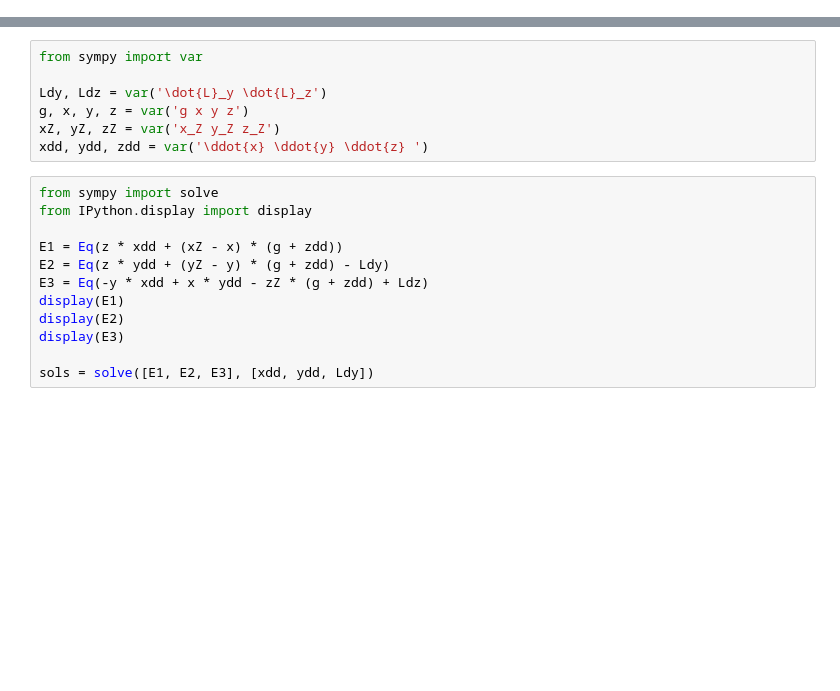
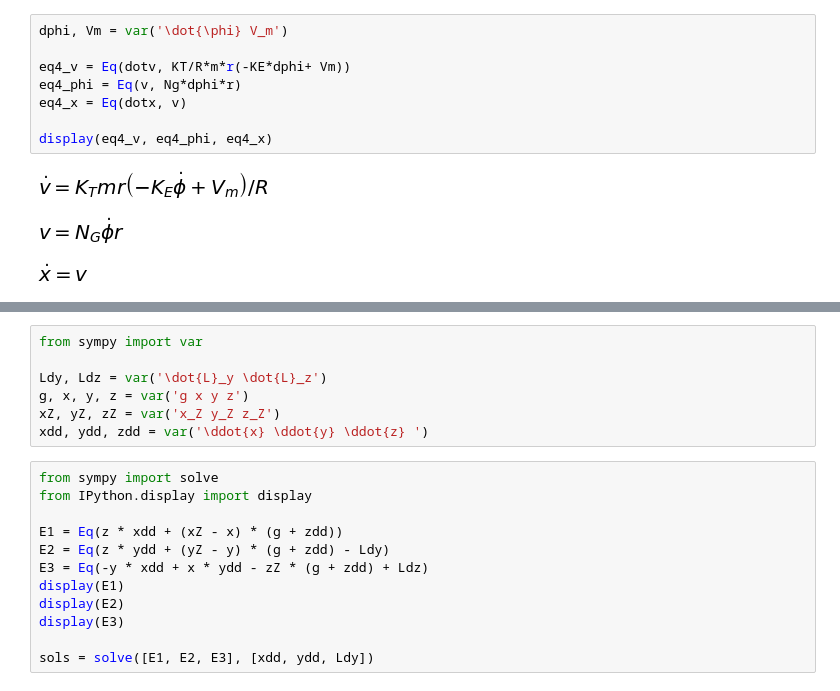
Before and after one commit to shino-kei/control_notebook, a Jupyter notebook: motor-mechanics.ipynb, the cells around one changed output, grey strips where cells are left out. Cells and saved outputs as stored; diff of their text form; blank space fills up the shorter version.

```diff
--- a/motor-mechanics.ipynb
+++ b/motor-mechanics.ipynb
@@ -27,0 +61,12 @@ solve(eq1, (wr))
+# %%
+dphi, Vm = var('\dot{\phi} V_m')
+
+eq4_v = Eq(dotv, KT/R*m*r(-KE*dphi+ Vm))
+eq4_phi = Eq(v, Ng*dphi*r)
+eq4_x = Eq(dotx, v)
+
+display(eq4_v, eq4_phi, eq4_x)
+# %% [output]
+[figure, added]
+[figure, added]
+[figure, added]
```
Also changed, not shown: parts of 11 cells of this notebook.
